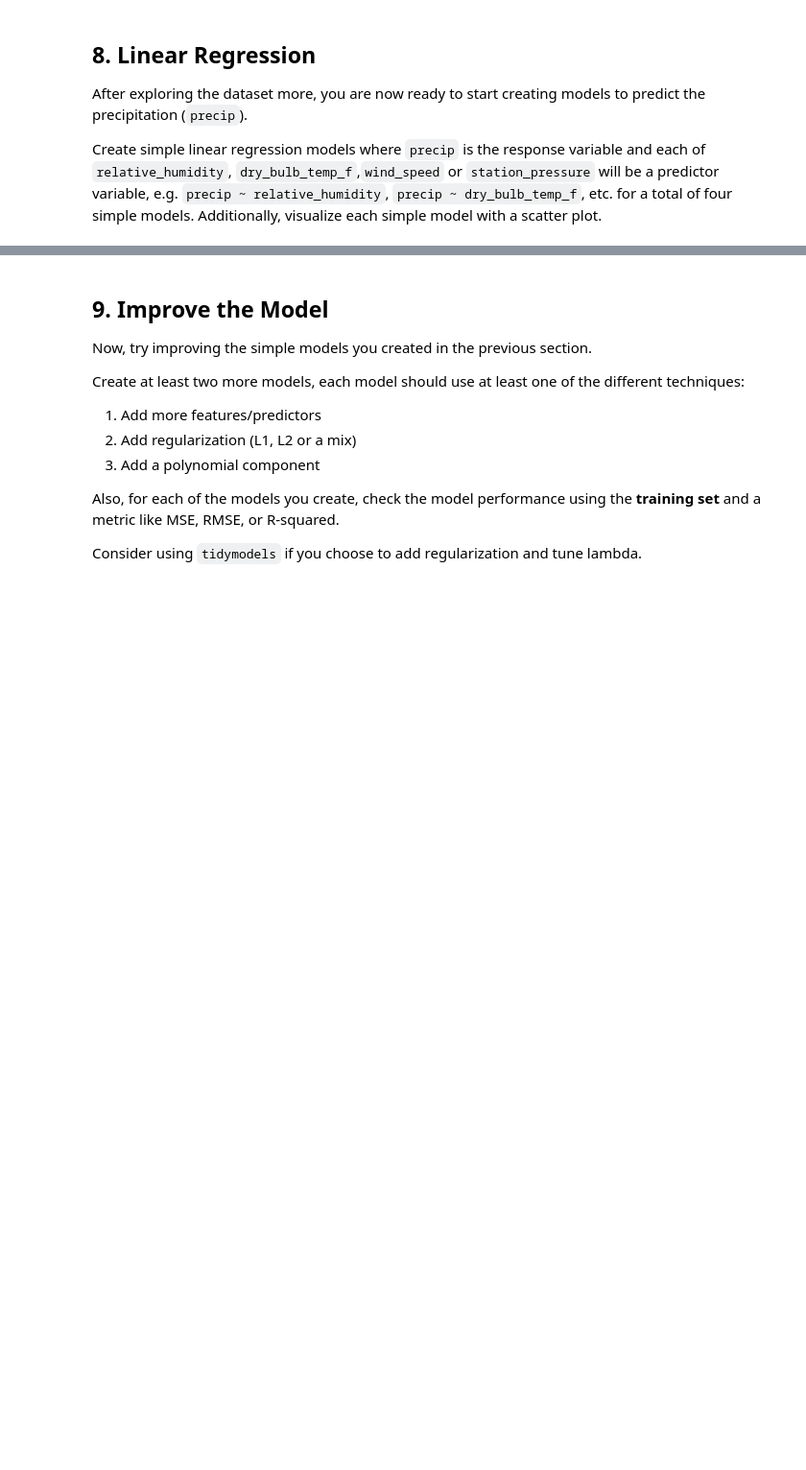
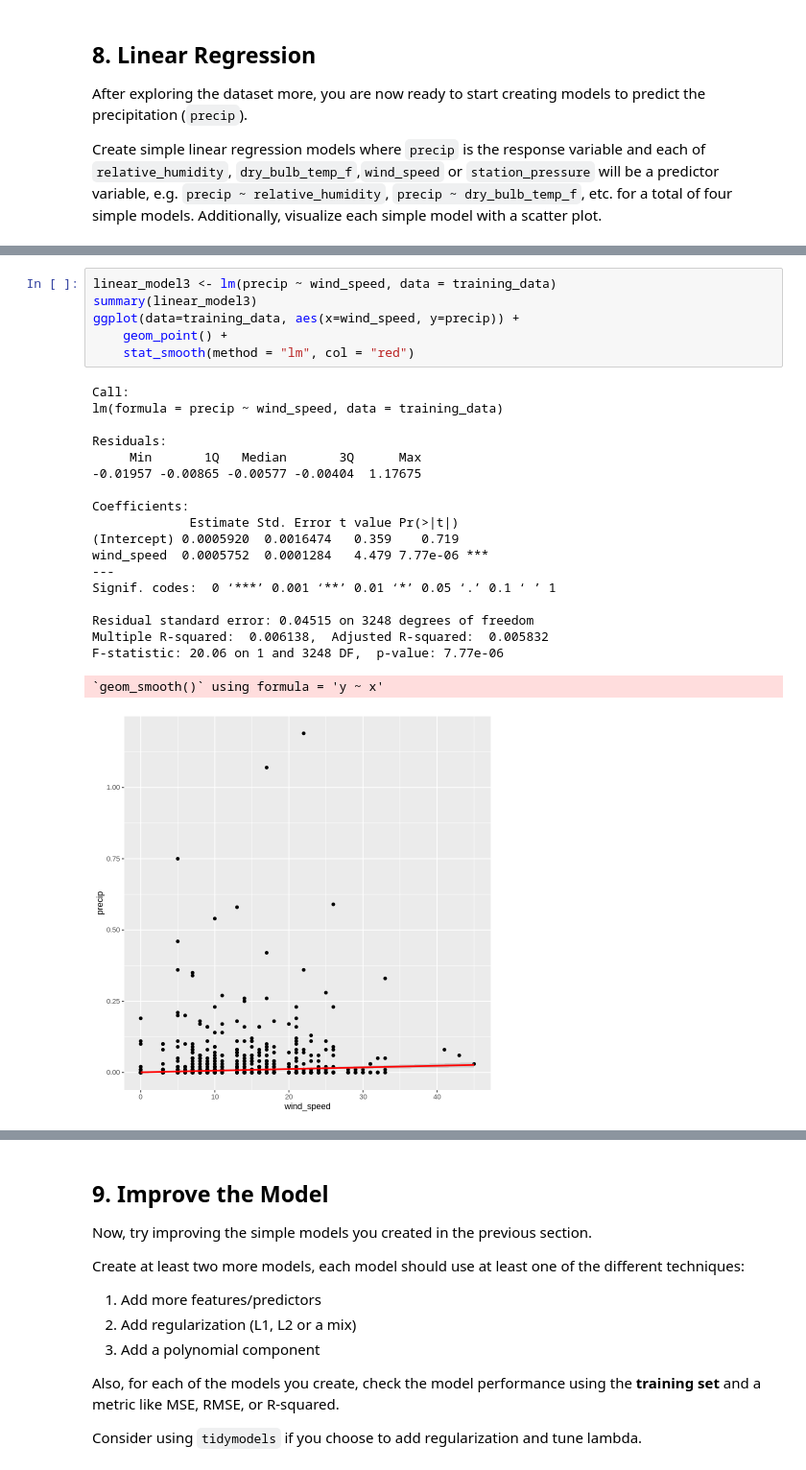
Before and after one commit to hublun/Bayesian_Aggregation_Average_Data, a Jupyter notebook: coursera/IBM-DS-with-R-2-Data-Analysis-with-R.ipynb, the cells around one changed output, grey strips where cells are left out. Shown at 96% size. Drawn from its saved outputs; the diff is of its cells as text; blank space fills up the shorter version.

```diff
--- a/coursera/IBM-DS-with-R-2-Data-Analysis-with-R.ipynb
+++ b/coursera/IBM-DS-with-R-2-Data-Analysis-with-R.ipynb
@@ -328,0 +402,26 @@ Additionally, visualize each simple model with a scatter plot.
+# %%
+linear_model3 <- lm(precip ~ wind_speed, data = training_data)
+summary(linear_model3)
+ggplot(data=training_data, aes(x=wind_speed, y=precip)) +
+    geom_point() +
+    stat_smooth(method = "lm", col = "red")
+# %% [output]
+Call:
+lm(formula = precip ~ wind_speed, data = training_data)
+
+Residuals:
+     Min       1Q   Median       3Q      Max
+-0.01957 -0.00865 -0.00577 -0.00404  1.17675
+
+Coefficients:
+             Estimate Std. Error t value Pr(>|t|)
+(Intercept) 0.0005920  0.0016474   0.359    0.719
+wind_speed  0.0005752  0.0001284   4.479 7.77e-06 ***
+---
+Signif. codes:  0 ‘***’ 0.001 ‘**’ 0.01 ‘*’ 0.05 ‘.’ 0.1 ‘ ’ 1
+
+Residual standard error: 0.04515 on 3248 degrees of freedom
+Multiple R-squared:  0.006138,  Adjusted R-squared:  0.005832
+F-statistic: 20.06 on 1 and 3248 DF,  p-value: 7.77e-06
+`geom_smooth()` using formula = 'y ~ x'
+[figure, added]
```
Also changed, not shown: parts of 5 cells of this notebook, 2 other files.
